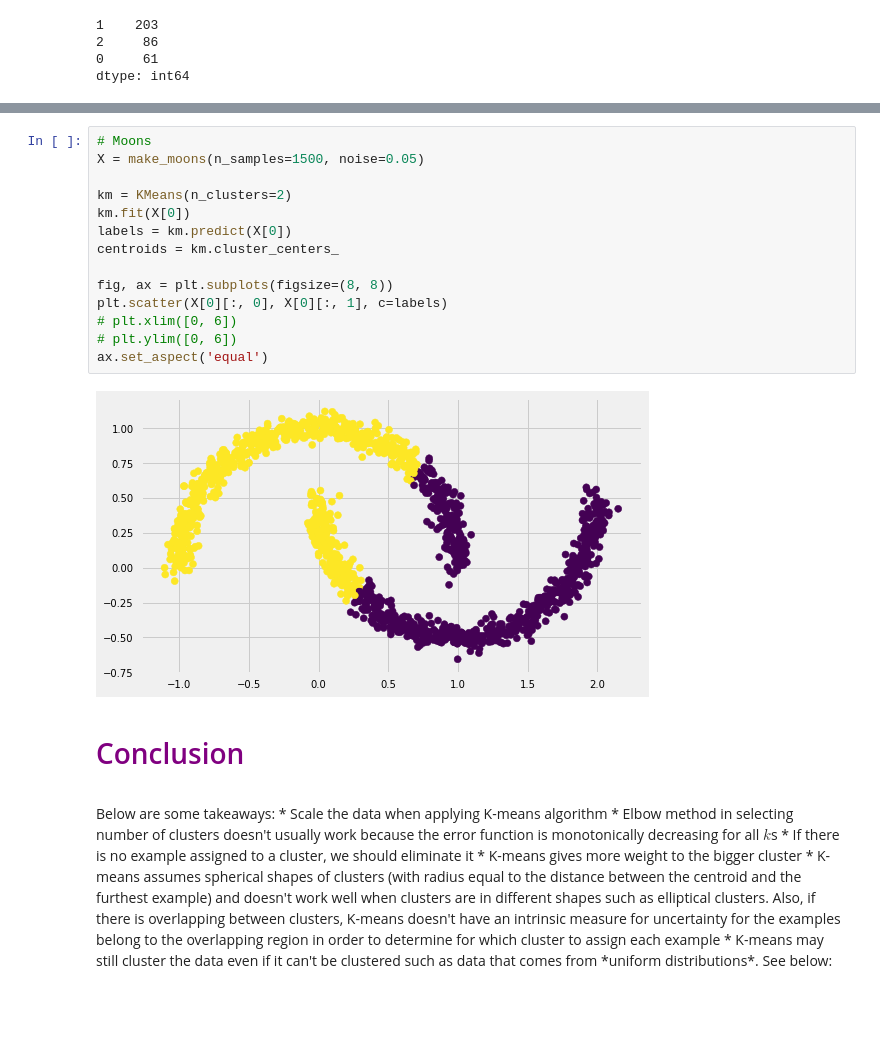
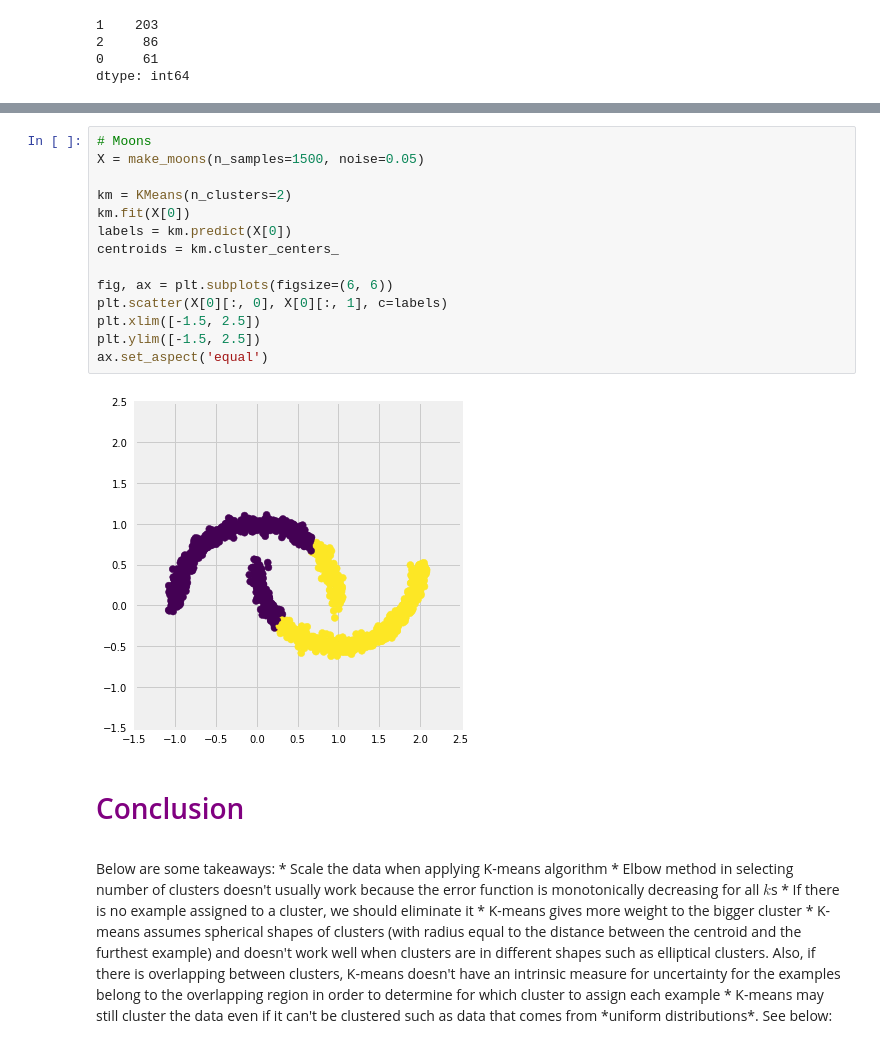
Before and after one commit to ImadDabbura/blog-posts, a Jupyter notebook: notebooks/Kmeans-Clustering.ipynb, the cells around one changed output, grey strips where cells are left out. Saved outputs shown, nothing was run; the diff lists cells and outputs as text; blank space fills up the shorter version.

```diff
--- a/notebooks/Kmeans-Clustering.ipynb
+++ b/notebooks/Kmeans-Clustering.ipynb
@@ -315,20 +400,21 @@ ax.set_aspect('equal')
 # %%
 # Moons
 X = make_moons(n_samples=1500, noise=0.05)
 
 km = KMeans(n_clusters=2)
 km.fit(X[0])
 labels = km.predict(X[0])
 centroids = km.cluster_centers_
 
-fig, ax = plt.subplots(figsize=(8, 8))
+fig, ax = plt.subplots(figsize=(6, 6))
 plt.scatter(X[0][:, 0], X[0][:, 1], c=labels)
-# plt.xlim([0, 6])
-# plt.ylim([0, 6])
+plt.xlim([-1.5, 2.5])
+plt.ylim([-1.5, 2.5])
 ax.set_aspect('equal')
 # %% [output]
-[figure, old version]
+[figure, new version]
 # %% [markdown]
+<a id='conclusion'></a>
 <h2 style="font-family: Georgia; font-size:2em;color:purple; font-style:bold">
 Conclusion
 </h2><br>
```
Also changed, not shown: parts of 35 cells of this notebook.
